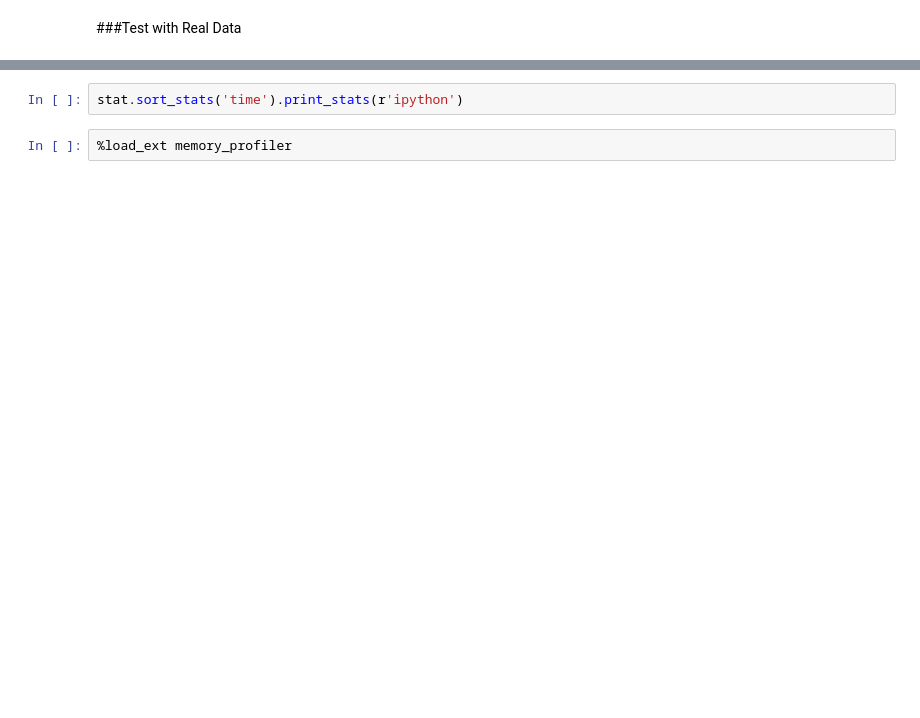
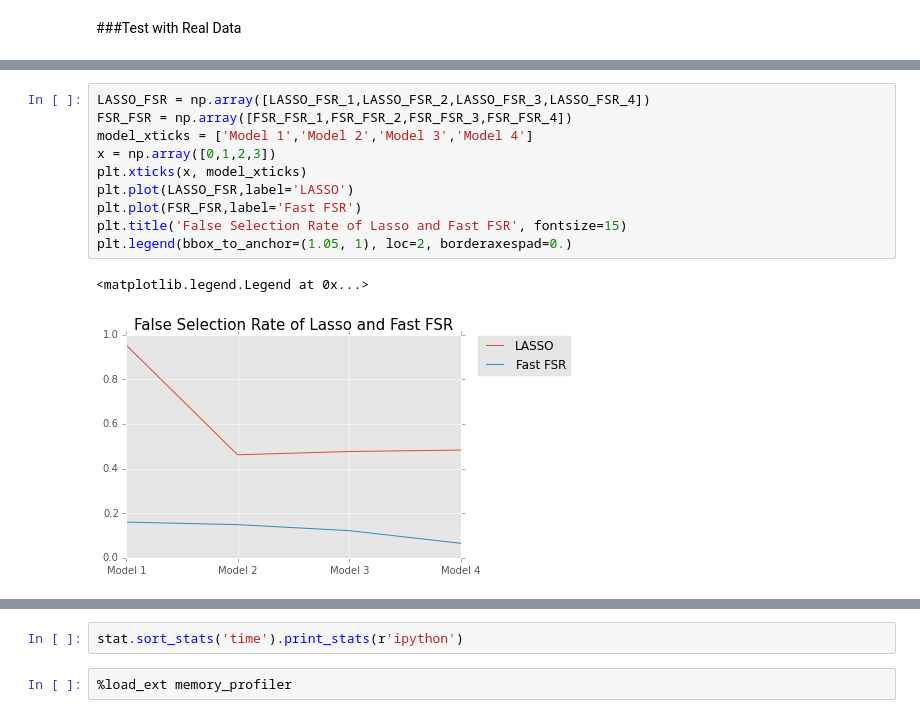
Before and after one commit to qiaotun/663-2015-Final-Project, a Jupyter notebook: Final Project.ipynb, the cells around one changed output, grey strips where cells are left out. Saved outputs shown, nothing was run; the diff lists cells and outputs as text; blank space fills up the shorter version.

```diff
--- a/Final Project.ipynb
+++ b/Final Project.ipynb
@@ -322,0 +307,13 @@ stat.sort_stats('time').print_stats(10)
+# %%
+LASSO_FSR = np.array([LASSO_FSR_1,LASSO_FSR_2,LASSO_FSR_3,LASSO_FSR_4])
+FSR_FSR = np.array([FSR_FSR_1,FSR_FSR_2,FSR_FSR_3,FSR_FSR_4])
+model_xticks = ['Model 1','Model 2','Model 3','Model 4']
+x = np.array([0,1,2,3])
+plt.xticks(x, model_xticks)
+plt.plot(LASSO_FSR,label='LASSO')
+plt.plot(FSR_FSR,label='Fast FSR')
+plt.title('False Selection Rate of Lasso and Fast FSR', fontsize=15)
+plt.legend(bbox_to_anchor=(1.05, 1), loc=2, borderaxespad=0.)
+# %% [output]
+<matplotlib.legend.Legend at 0x...>
+[figure, added]
```
Also changed, not shown: parts of 57 cells of this notebook, 1 other file.
